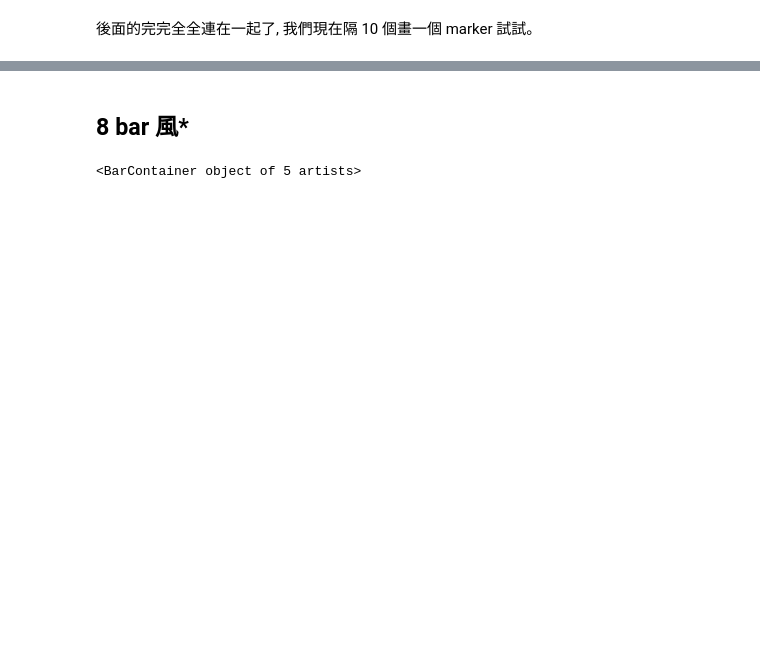
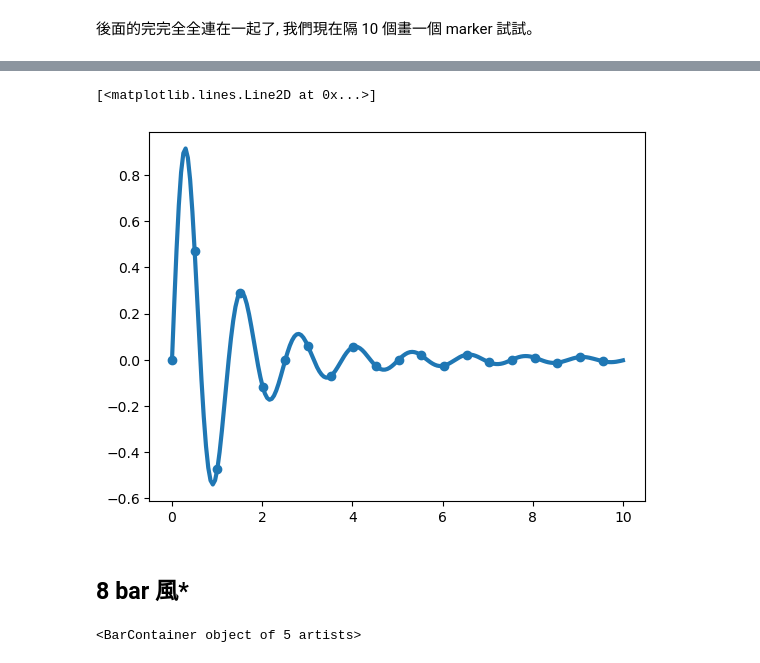
Before and after one commit to Yueh0315/IMLP, a Jupyter notebook: Unit02/2.3.2_Matplotlib資料視覺化.ipynb, the cells around one changed output, grey strips where cells are left out. Saved outputs shown, nothing was run; the diff lists cells and outputs as text; code cells hidden in the pictures; blank space fills up the shorter version.

```diff
--- a/Unit02/2.3.2_Matplotlib資料視覺化.ipynb
+++ b/Unit02/2.3.2_Matplotlib資料視覺化.ipynb
@@ -263,3 +261,8 @@ plt.plot(x,y,c='y', lw=4, marker='o', ms=10, markevery=10)
+# %%
+plt.plot(x,y, lw=3, marker='o', markevery=10)
+# %% [output]
+[<matplotlib.lines.Line2D at 0x...>]
+[figure, added]
 # %% [markdown]
 ## 8 bar 風*
 # %%
```
Also changed, not shown: parts of 42 cells of this notebook.
